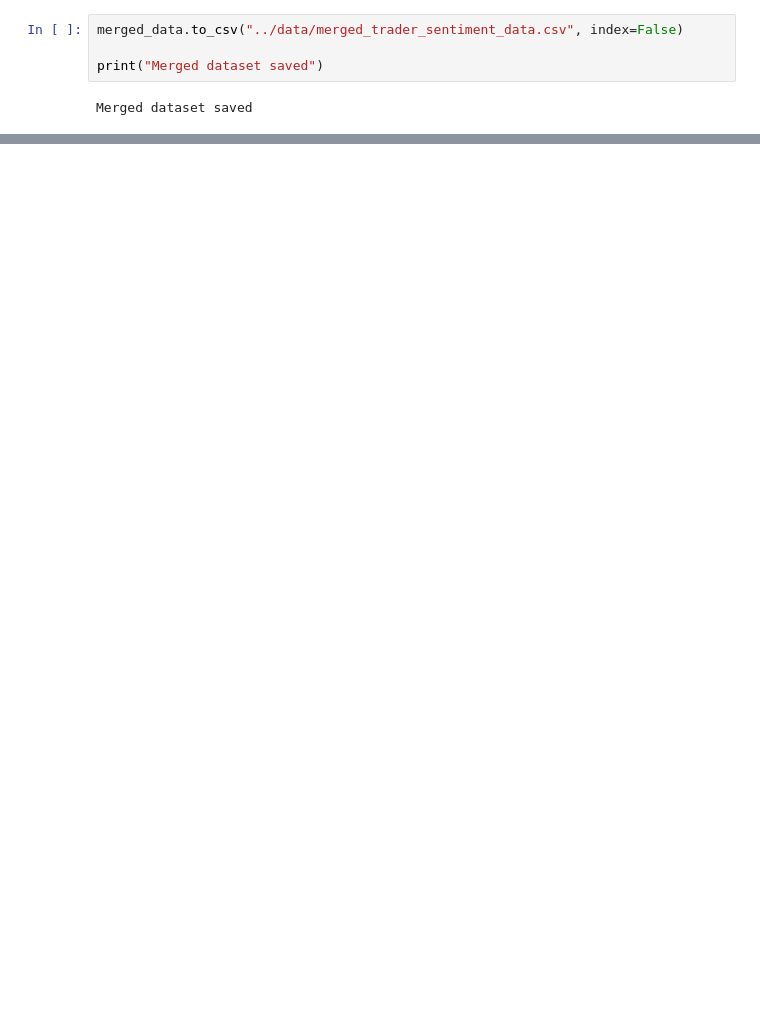
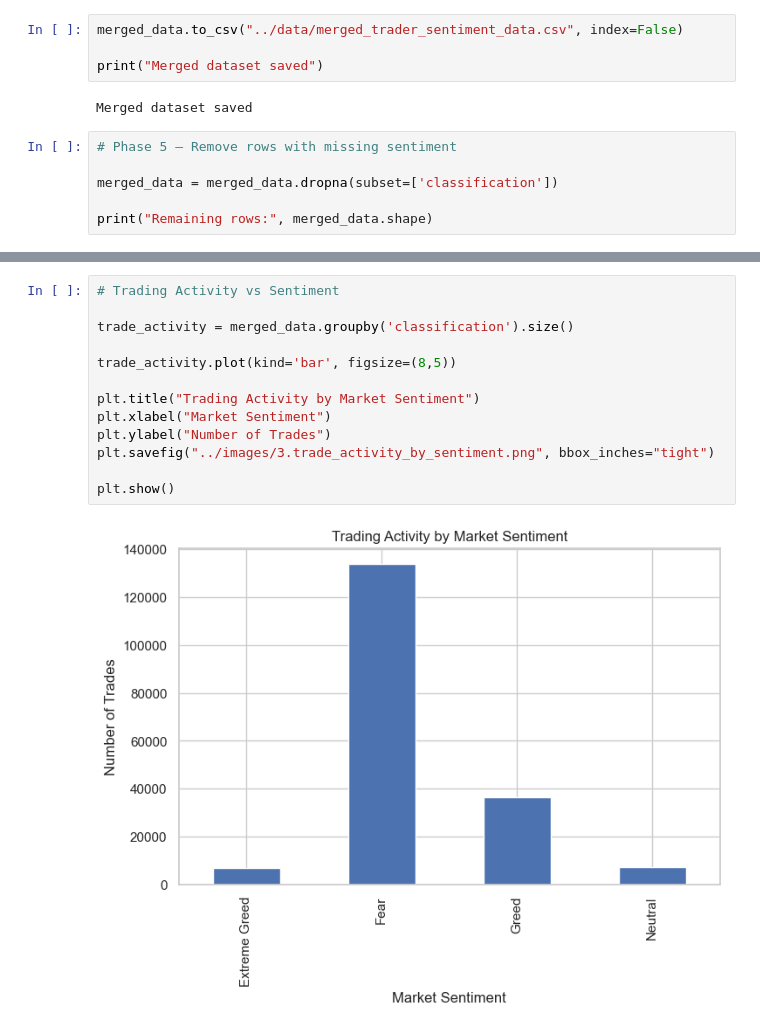
Before and after one commit to Arunendra21/Trader-Sentiment-Analysis, a Jupyter notebook: notebook/main.ipynb, the cells around one changed output, grey strips where cells are left out. Saved outputs shown, nothing was run; the diff lists cells and outputs as text; blank space fills up the shorter version.

```diff
--- a/notebook/main.ipynb
+++ b/notebook/main.ipynb
@@ -264,3 +271,9 @@ merged_data.to_csv("../data/merged_trader_sentiment_data.csv", index=False)
 print("Merged dataset saved")
 # %% [output]
 Merged dataset saved
+# %%
+# Phase 5 — Remove rows with missing sentiment
+
+merged_data = merged_data.dropna(subset=['classification'])
+
+print("Remaining rows:", merged_data.shape)
@@ -266,0 +322,15 @@ Merged dataset saved
+# %%
+# Trading Activity vs Sentiment
+
+trade_activity = merged_data.groupby('classification').size()
+
+trade_activity.plot(kind='bar', figsize=(8,5))
+
+plt.title("Trading Activity by Market Sentiment")
+plt.xlabel("Market Sentiment")
+plt.ylabel("Number of Trades")
+plt.savefig("../images/3.trade_activity_by_sentiment.png", bbox_inches="tight")
+
+plt.show()
+# %% [output]
+[figure, added]
```
Also changed, not shown: parts of 23 cells of this notebook.
